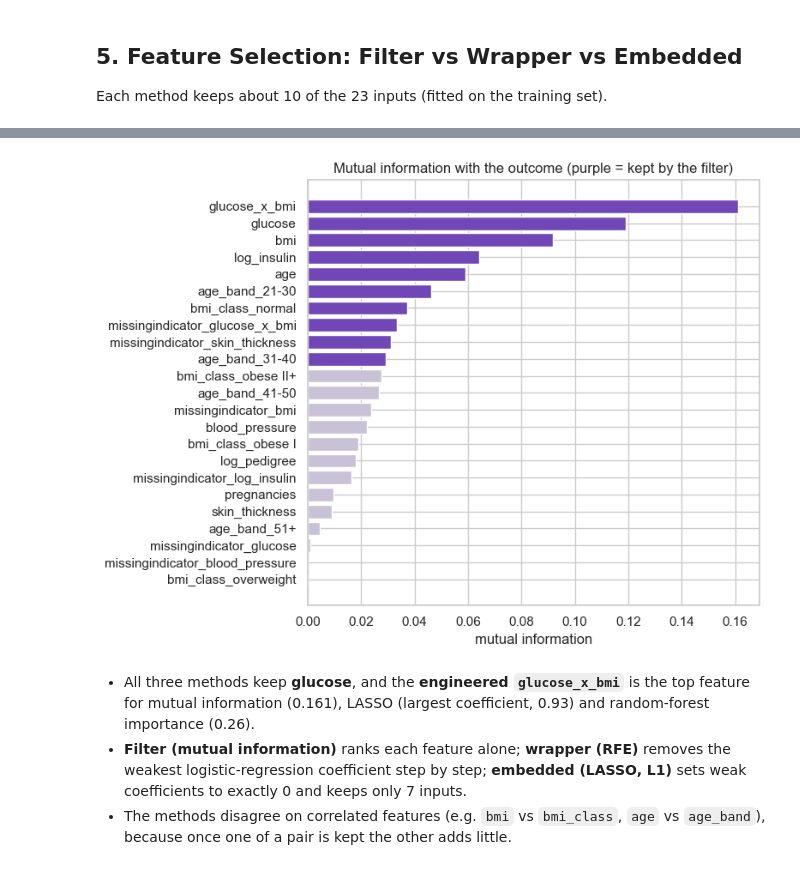
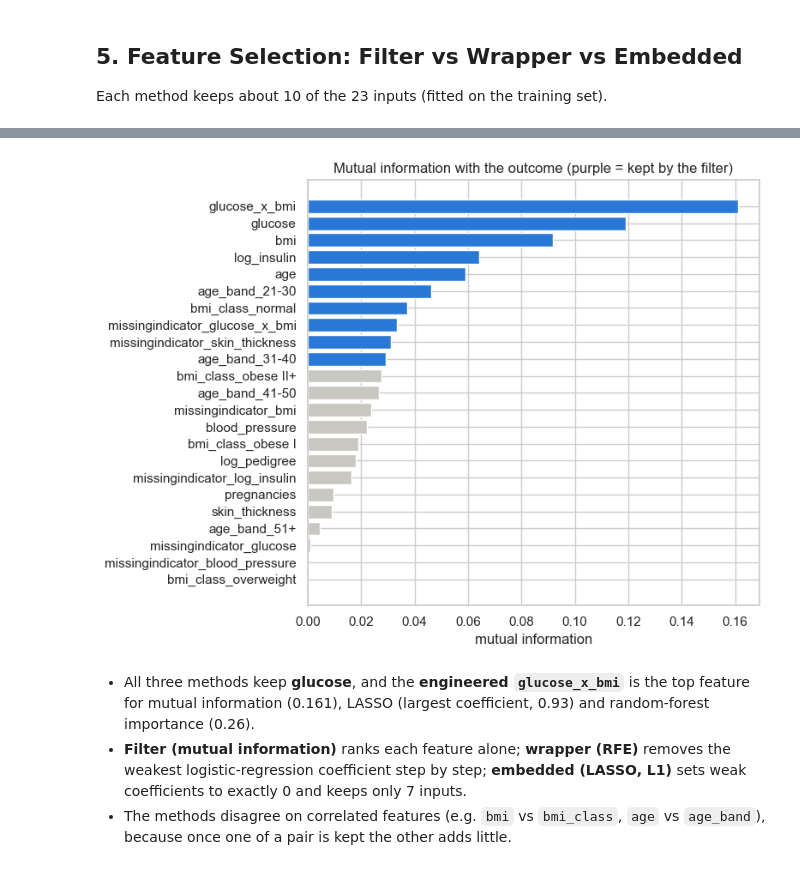
Before and after one commit to KAI-UTP/ML-Porject_PIMA-Diabetes, a Jupyter notebook: notebooks/PIMA_Diabetes_Project.ipynb, the cells around one changed output, grey strips where cells are left out. Cells and saved outputs as stored; diff of their text form; code cells hidden in the pictures.

```diff
--- a/notebooks/PIMA_Diabetes_Project.ipynb
+++ b/notebooks/PIMA_Diabetes_Project.ipynb
@@ -27,9 +27,10 @@ sys.path.insert(0, str(ROOT))
 import data_pipeline as dp
 import train as exp
 from data_pipeline import FEATURES, TARGET, ZERO_AS_MISSING, REG_FEATURES, REG_TARGET
+from chart_style import MODEL_COLORS, SERIES
 
 pd.set_option('display.precision', 4)
-sns.set_theme(style='whitegrid')
+sns.set_theme(style='whitegrid', palette=SERIES)
 # %% [markdown]
 # Part A: CRISP-DM
 
@@ -260,34 +261,34 @@ Each method keeps about 10 of the 23 inputs (fitted on the training set).
 # %%
 selection = exp.selection_table(train)
 display(selection)
 
 plt.figure(figsize=(8, 6))
-colors = np.where(selection['Mutual information (filter)'], '#7147B8', '#C9C2D6')
+colors = np.where(selection['Mutual information (filter)'], SERIES[0], '#c9c7c1')
 plt.barh(selection.feature, selection.mutual_information, color=colors)
 plt.gca().invert_yaxis()
 plt.title('Mutual information with the outcome (purple = kept by the filter)')
 plt.xlabel('mutual information')
 plt.tight_layout()
 plt.show()
 # %% [output]
 |  | feature | Mutual information (filter) | RFE (wrapper) | LASSO L1 (embedded) | mutual_information | ... |
 | 0 | glucose_x_bmi | True | False | True | 0.1610 | ... |
 | 1 | glucose | True | True | True | 0.1190 | ... |
 | 2 | bmi | True | True | False | 0.0917 | ... |
 | 3 | log_insulin | True | False | False | 0.0642 | ... |
 | 4 | age | True | True | False | 0.0590 | ... |
 | 5 | age_band_21-30 | True | True | True | 0.0462 | ... |
 | 6 | bmi_class_normal | True | True | False | 0.0373 | ... |
 | 7 | missingindicator_glucose_x_bmi | True | False | False | 0.0332 | ... |
 | 8 | missingindicator_skin_thickness | True | False | False | 0.0312 | ... |
 | 9 | age_band_31-40 | True | False | False | 0.0291 | ... |
 | ... | ... | ... | ... | ... | ... | ... |
 | 18 | skin_thickness | False | False | False | 0.0091 | ... |
 | 19 | age_band_51+ | False | True | False | 0.0045 | ... |
 | 20 | missingindicator_glucose | False | False | True | 0.0008 | ... |
 | 21 | missingindicator_blood_pressure | False | False | True | 0.0000 | ... |
 | 22 | bmi_class_overweight | False | False | False | 0.0000 | ... |
-[figure, old version]
+[figure, new version]
 # %% [markdown]
 - All three methods keep **glucose**, and the **engineered `glucose_x_bmi`** is the top feature for mutual information (0.161), LASSO (largest coefficient, 0.93) and random-forest importance (0.26).
 - **Filter (mutual information)** ranks each feature alone; **wrapper (RFE)** removes the weakest logistic-regression coefficient step by step; **embedded (LASSO, L1)** sets weak coefficients to exactly 0 and keeps only 7 inputs.
```
Also changed, not shown: parts of 11 cells of this notebook, 20 other files.
